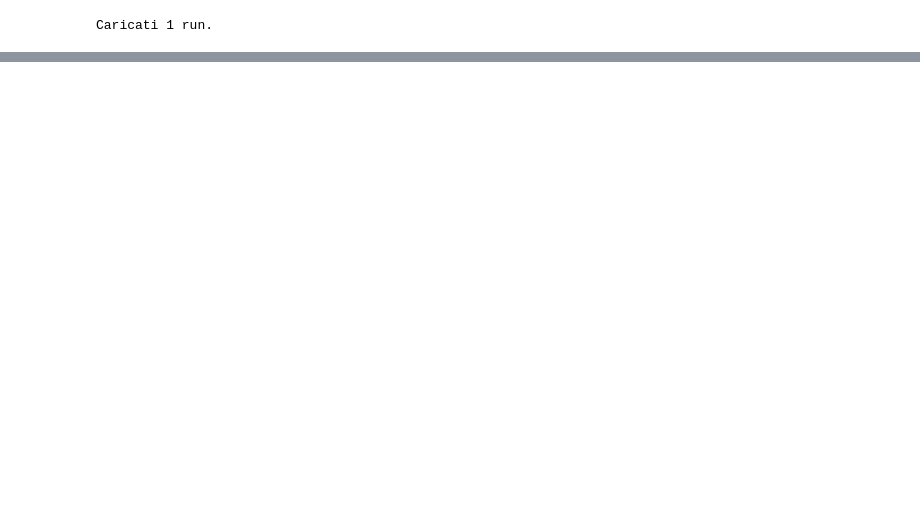
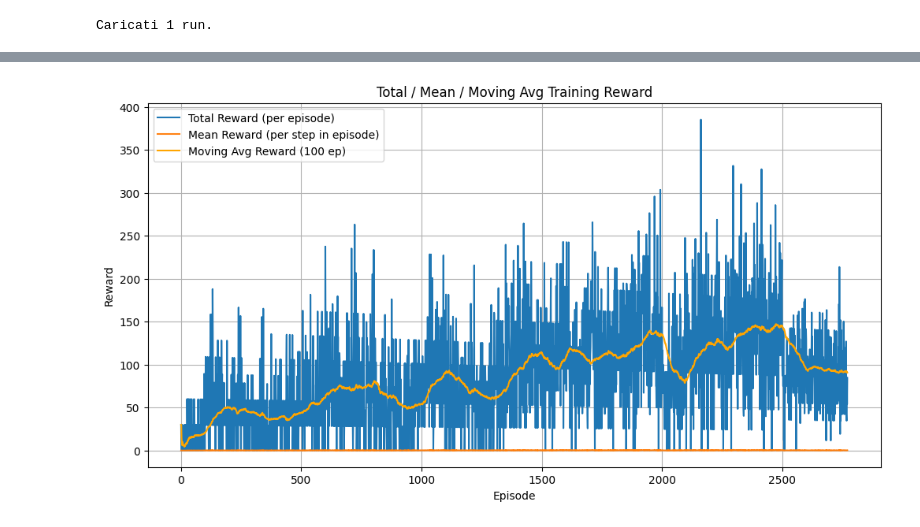
Before and after one commit to Gabrocecco/multi_agent_rl_final_project, a Jupyter notebook: notebooks/analysis.ipynb, the cells around one changed output, grey strips where cells are left out. Cells and saved outputs as stored; diff of their text form; code cells hidden in the pictures; blank space fills up the shorter version.

```diff
--- a/notebooks/analysis.ipynb
+++ b/notebooks/analysis.ipynb
@@ -42,0 +57,14 @@ Caricati 1 run.
+# %%
+# --- 2. Total / Mean / Moving Avg Training Reward ---
+plt.figure(figsize=(12, 6))
+plt.plot(df["episode"], df["total_reward"], label="Total Reward (per episode)")
+plt.plot(df["episode"], df["mean_reward"], label="Mean Reward (per step in episode)")
+plt.plot(df["episode"], df["moving_avg_train_reward"], label="Moving Avg Reward (100 ep)", color="orange")
+plt.xlabel("Episode")
+plt.ylabel("Reward")
+plt.title("Total / Mean / Moving Avg Training Reward")
+plt.legend()
+plt.grid(True)
+plt.show()
+# %% [output]
+[figure, added]
```
Also changed, not shown: parts of 10 cells of this notebook, 2 other files.
